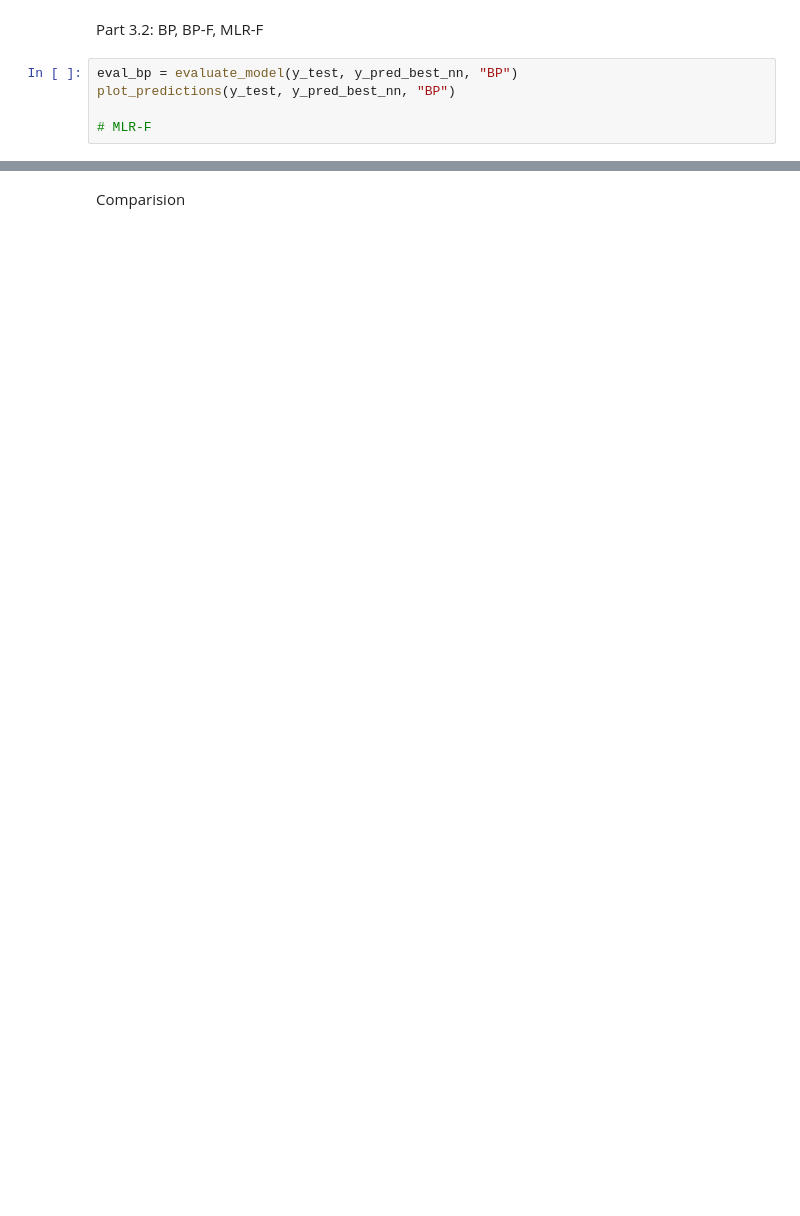
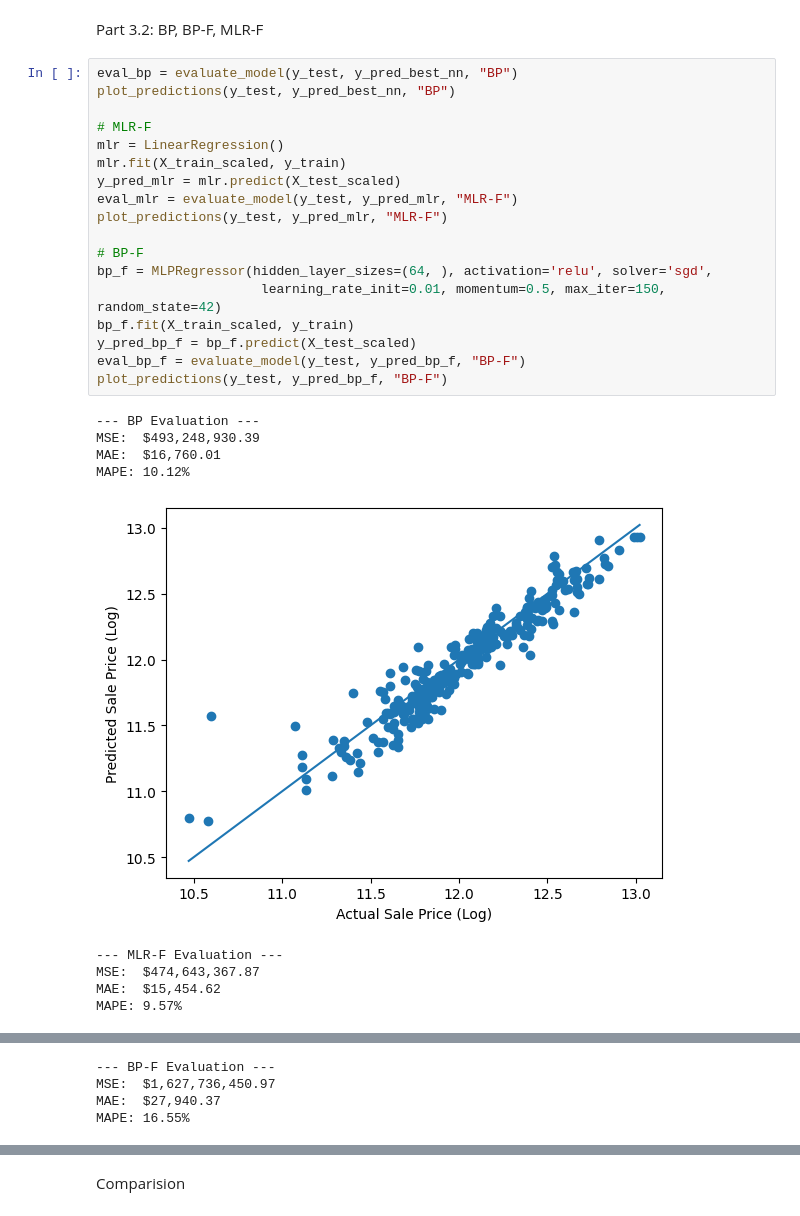
Before and after one commit to macarronesc/NEC_Practica1, a Jupyter notebook: app.ipynb, the cells around one changed output, grey strips where cells are left out. Cells and saved outputs as stored; diff of their text form; blank space fills up the shorter version.

```diff
--- a/app.ipynb
+++ b/app.ipynb
@@ -211,5 +214,28 @@ Part 3.2: BP, BP-F, MLR-F
 # %%
 eval_bp = evaluate_model(y_test, y_pred_best_nn, "BP")
 plot_predictions(y_test, y_pred_best_nn, "BP")
 
 # MLR-F
+mlr = LinearRegression()
+mlr.fit(X_train_scaled, y_train)
+y_pred_mlr = mlr.predict(X_test_scaled)
+eval_mlr = evaluate_model(y_test, y_pred_mlr, "MLR-F")
+plot_predictions(y_test, y_pred_mlr, "MLR-F")
+
+# BP-F
+bp_f = MLPRegressor(hidden_layer_sizes=(64, ), activation='relu', solver='sgd',
+                     learning_rate_init=0.01, momentum=0.5, max_iter=150, random_state=42)
+bp_f.fit(X_train_scaled, y_train)
+y_pred_bp_f = bp_f.predict(X_test_scaled)
+eval_bp_f = evaluate_model(y_test, y_pred_bp_f, "BP-F")
+plot_predictions(y_test, y_pred_bp_f, "BP-F")
+# %% [output]
+--- BP Evaluation ---
+MSE:  $493,248,930.39
+MAE:  $16,760.01
+MAPE: 10.12%
+[figure, added]
+--- MLR-F Evaluation ---
+MSE:  $474,643,367.87
+MAE:  $15,454.62
+MAPE: 9.57%
@@ -215,0 +243,4 @@ plot_predictions(y_test, y_pred_best_nn, "BP")
+--- BP-F Evaluation ---
+MSE:  $1,627,736,450.97
+MAE:  $27,940.37
+MAPE: 16.55%
```
Also changed, not shown: parts of 5 cells of this notebook.
